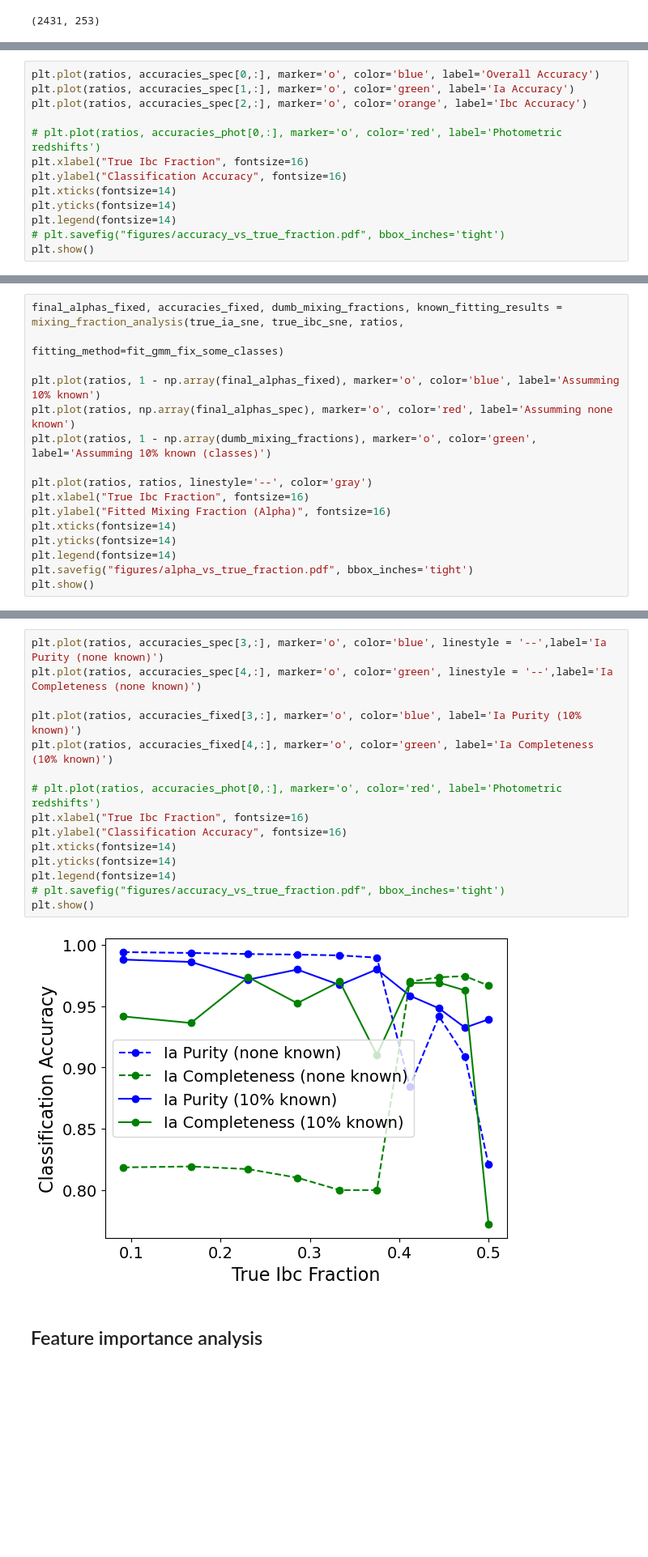
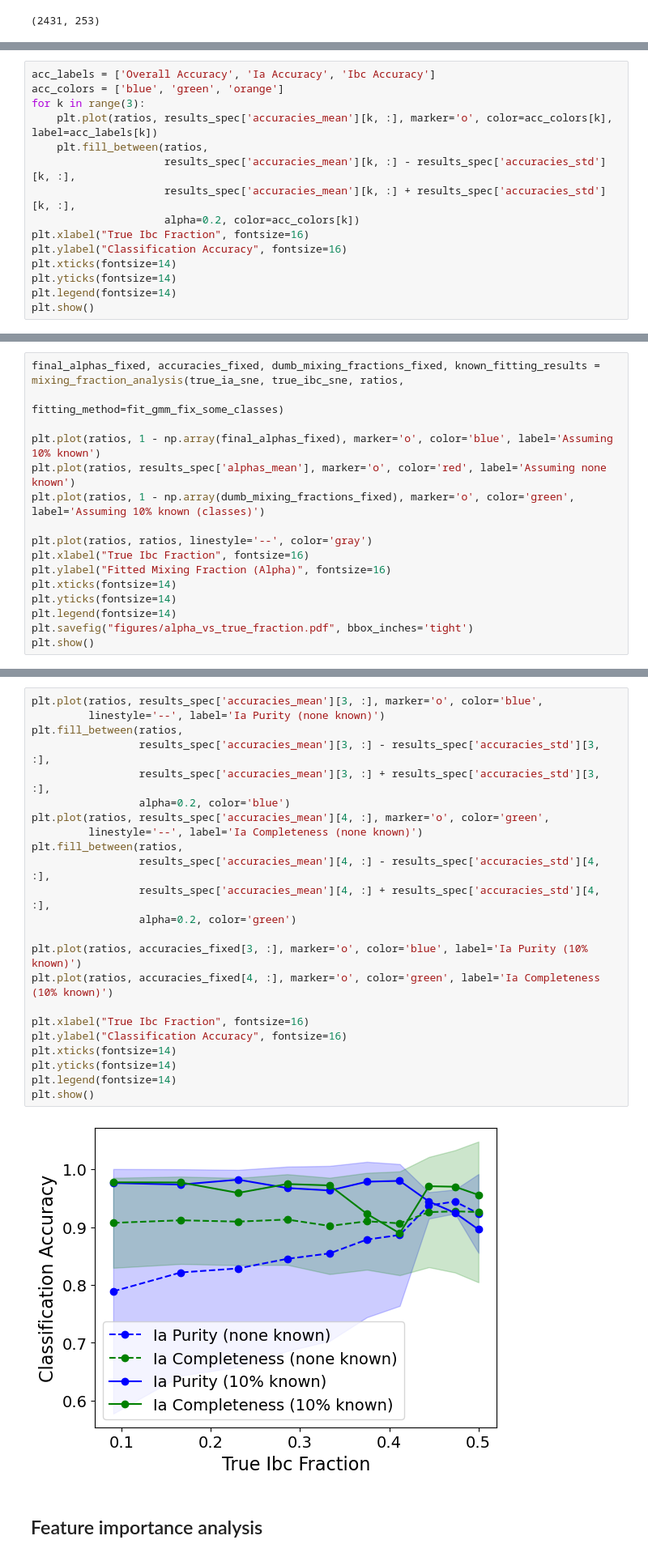
Before and after one commit to asmuzsoy/beams_ext, a Jupyter notebook: separate_parameters.ipynb, the cells around one changed output, grey strips where cells are left out. Shown at 81% size. Saved outputs shown, nothing was run; the diff lists cells and outputs as text; blank space fills up the shorter version.

```diff
--- a/separate_parameters.ipynb
+++ b/separate_parameters.ipynb
@@ -1346,14 +1374,16 @@ fig.savefig("figures/gmm_subset.pdf", bbox_inches='tight')
 # %%
-plt.plot(ratios, accuracies_spec[0,:], marker='o', color='blue', label='Overall Accuracy')
-plt.plot(ratios, accuracies_spec[1,:], marker='o', color='green', label='Ia Accuracy')
-plt.plot(ratios, accuracies_spec[2,:], marker='o', color='orange', label='Ibc Accuracy')
-
-# plt.plot(ratios, accuracies_phot[0,:], marker='o', color='red', label='Photometric redshifts')
+acc_labels = ['Overall Accuracy', 'Ia Accuracy', 'Ibc Accuracy']
+acc_colors = ['blue', 'green', 'orange']
+for k in range(3):
+    plt.plot(ratios, results_spec['accuracies_mean'][k, :], marker='o', color=acc_colors[k], label=acc_labels[k])
+    plt.fill_between(ratios,
+                     results_spec['accuracies_mean'][k, :] - results_spec['accuracies_std'][k, :],
+                     results_spec['accuracies_mean'][k, :] + results_spec['accuracies_std'][k, :],
+                     alpha=0.2, color=acc_colors[k])
 plt.xlabel("True Ibc Fraction", fontsize=16)
 plt.ylabel("Classification Accuracy", fontsize=16)
 plt.xticks(fontsize=14)
 plt.yticks(fontsize=14)
 plt.legend(fontsize=14)
-# plt.savefig("figures/accuracy_vs_true_fraction.pdf", bbox_inches='tight')
 plt.show()
 # %% [output]
@@ -1611,10 +1646,10 @@ plt.show()
 # %%
-final_alphas_fixed, accuracies_fixed, dumb_mixing_fractions, known_fitting_results = mixing_fraction_analysis(true_ia_sne, true_ibc_sne, ratios,
+final_alphas_fixed, accuracies_fixed, dumb_mixing_fractions_fixed, known_fitting_results = mixing_fraction_analysis(true_ia_sne, true_ibc_sne, ratios,
                                                                 fitting_method=fit_gmm_fix_some_classes)
 
-plt.plot(ratios, 1 - np.array(final_alphas_fixed), marker='o', color='blue', label='Assumming 10% known')
-plt.plot(ratios, np.array(final_alphas_spec), marker='o', color='red', label='Assumming none known')
-plt.plot(ratios, 1 - np.array(dumb_mixing_fractions), marker='o', color='green', label='Assumming 10% known (classes)')
+plt.plot(ratios, 1 - np.array(final_alphas_fixed), marker='o', color='blue', label='Assuming 10% known')
+plt.plot(ratios, results_spec['alphas_mean'], marker='o', color='red', label='Assuming none known')
+plt.plot(ratios, 1 - np.array(dumb_mixing_fractions_fixed), marker='o', color='green', label='Assuming 10% known (classes)')
 
 plt.plot(ratios, ratios, linestyle='--', color='gray')
 plt.xlabel("True Ibc Fraction", fontsize=16)
@@ -1687,20 +1723,28 @@ plt.show()
 # %%
-plt.plot(ratios, accuracies_spec[3,:], marker='o', color='blue', linestyle = '--',label='Ia Purity (none known)')
-plt.plot(ratios, accuracies_spec[4,:], marker='o', color='green', linestyle = '--',label='Ia Completeness (none known)')
+plt.plot(ratios, results_spec['accuracies_mean'][3, :], marker='o', color='blue',
+         linestyle='--', label='Ia Purity (none known)')
+plt.fill_between(ratios,
+                 results_spec['accuracies_mean'][3, :] - results_spec['accuracies_std'][3, :],
+                 results_spec['accuracies_mean'][3, :] + results_spec['accuracies_std'][3, :],
+                 alpha=0.2, color='blue')
+plt.plot(ratios, results_spec['accuracies_mean'][4, :], marker='o', color='green',
+         linestyle='--', label='Ia Completeness (none known)')
+plt.fill_between(ratios,
+                 results_spec['accuracies_mean'][4, :] - results_spec['accuracies_std'][4, :],
+                 results_spec['accuracies_mean'][4, :] + results_spec['accuracies_std'][4, :],
+                 alpha=0.2, color='green')
 
-plt.plot(ratios, accuracies_fixed[3,:], marker='o', color='blue', label='Ia Purity (10% known)')
-plt.plot(ratios, accuracies_fixed[4,:], marker='o', color='green', label='Ia Completeness (10% known)')
+plt.plot(ratios, accuracies_fixed[3, :], marker='o', color='blue', label='Ia Purity (10% known)')
+plt.plot(ratios, accuracies_fixed[4, :], marker='o', color='green', label='Ia Completeness (10% known)')
 
-# plt.plot(ratios, accuracies_phot[0,:], marker='o', color='red', label='Photometric redshifts')
 plt.xlabel("True Ibc Fraction", fontsize=16)
 plt.ylabel("Classification Accuracy", fontsize=16)
 plt.xticks(fontsize=14)
 plt.yticks(fontsize=14)
 plt.legend(fontsize=14)
-# plt.savefig("figures/accuracy_vs_true_fraction.pdf", bbox_inches='tight')
 plt.show()
 # %% [output]
-[figure, old version]
+[figure, new version]
 # %% [markdown]
 ## Feature importance analysis
 # %%
```
Also changed, not shown: parts of 12 cells of this notebook.
